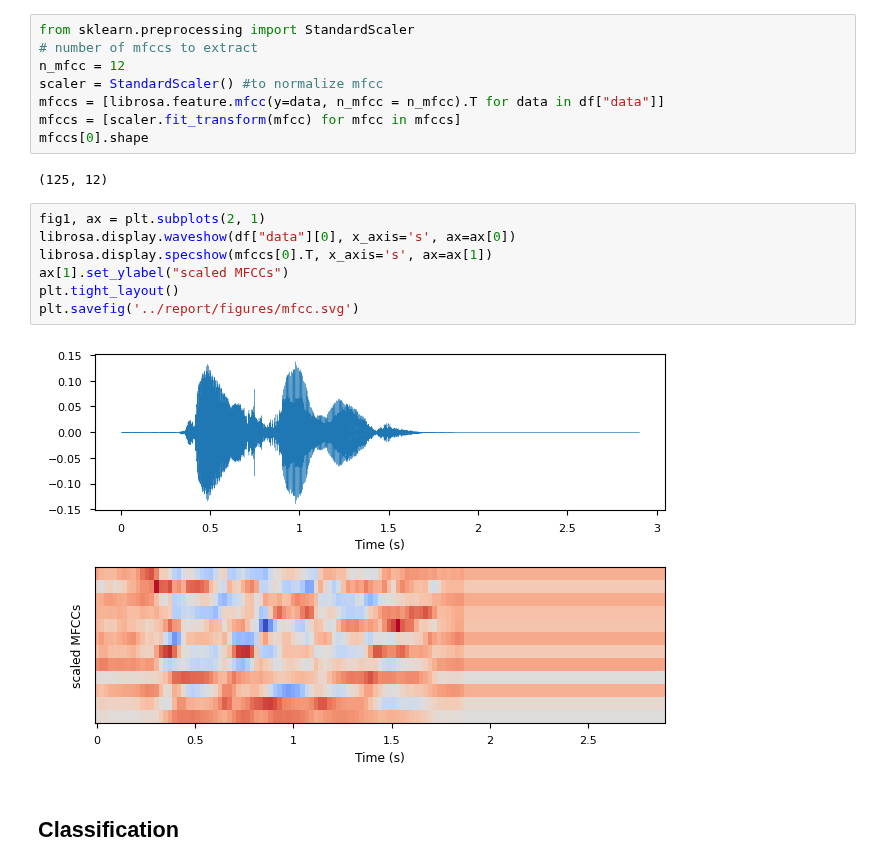
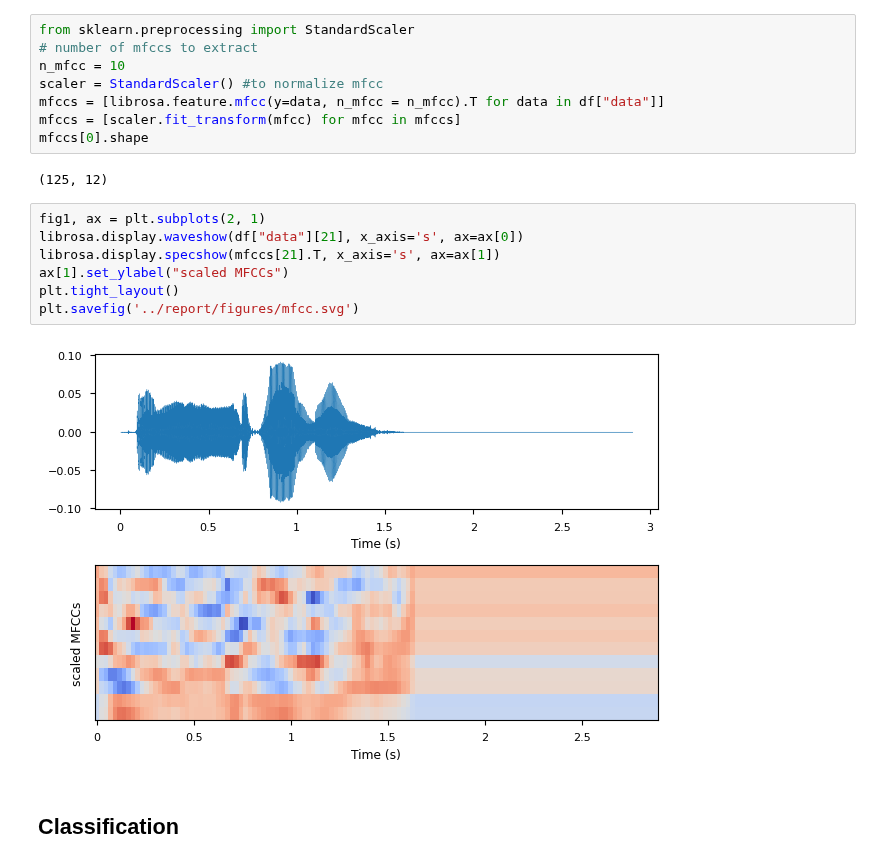
Before and after one commit to Ruglio/DSL-project, a Jupyter notebook: python/code.ipynb, the cells around one changed output. Cells and saved outputs as stored; diff of their text form.

```diff
--- a/python/code.ipynb
+++ b/python/code.ipynb
@@ -169,7 +197,7 @@ Let's extract the Mel-frequency cepstral coefficients (MFCCs) using the `librosa
 # %%
 from sklearn.preprocessing import StandardScaler
 # number of mfccs to extract
-n_mfcc = 12
+n_mfcc = 10
 scaler = StandardScaler() #to normalize mfcc
 mfccs = [librosa.feature.mfcc(y=data, n_mfcc = n_mfcc).T for data in df["data"]]
 mfccs = [scaler.fit_transform(mfcc) for mfcc in mfccs]
@@ -178,13 +206,13 @@ mfccs[0].shape
 (125, 12)
 # %%
 fig1, ax = plt.subplots(2, 1)
-librosa.display.waveshow(df["data"][0], x_axis='s', ax=ax[0])
-librosa.display.specshow(mfccs[0].T, x_axis='s', ax=ax[1])
+librosa.display.waveshow(df["data"][21], x_axis='s', ax=ax[0])
+librosa.display.specshow(mfccs[21].T, x_axis='s', ax=ax[1])
 ax[1].set_ylabel("scaled MFCCs")
 plt.tight_layout()
 plt.savefig('../report/figures/mfcc.svg')
 # %% [output]
-[figure, old version]
+[figure, new version]
 # %% [markdown]
 ## Classification
 # %% [markdown]
```
Also changed, not shown: parts of 3 cells of this notebook, 4 other files.
